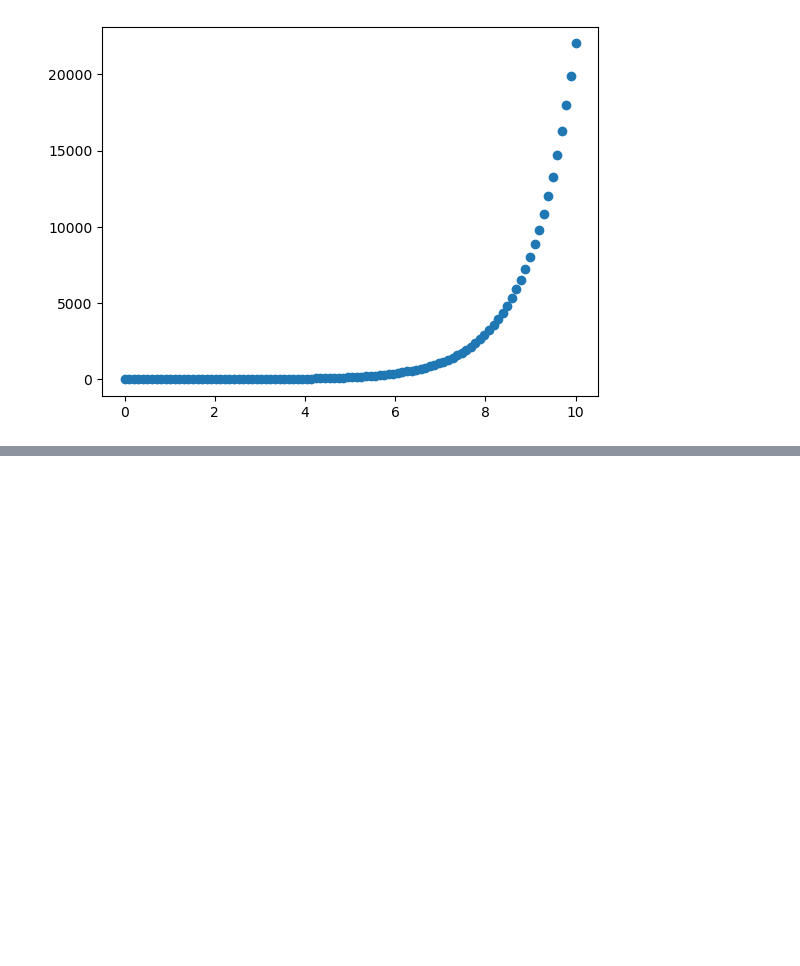
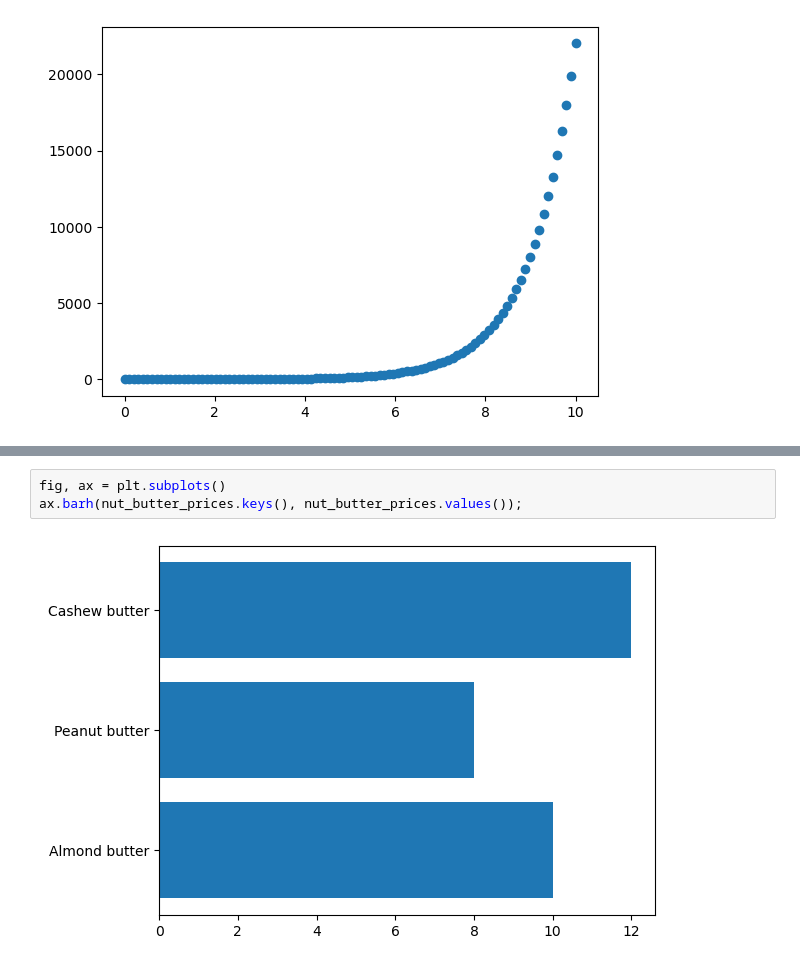
Before and after one commit to ERROR244/AI-ML-DS-Bootcamp, a Jupyter notebook: py/tutorials/T1/src/Introduction-to-Matplotlib.ipynb, the cells around one changed output, grey strips where cells are left out. Drawn from its saved outputs; the diff is of its cells as text; blank space fills up the shorter version.

```diff
--- a/py/tutorials/T1/src/Introduction-to-Matplotlib.ipynb
+++ b/py/tutorials/T1/src/Introduction-to-Matplotlib.ipynb
@@ -141,0 +149,5 @@ ax.hist(x, (x));
+# %%
+fig, ax = plt.subplots()
+ax.barh(nut_butter_prices.keys(), nut_butter_prices.values());
+# %% [output]
+[figure, added]
```
Also changed, not shown: parts of 30 cells of this notebook, 3 other files.
